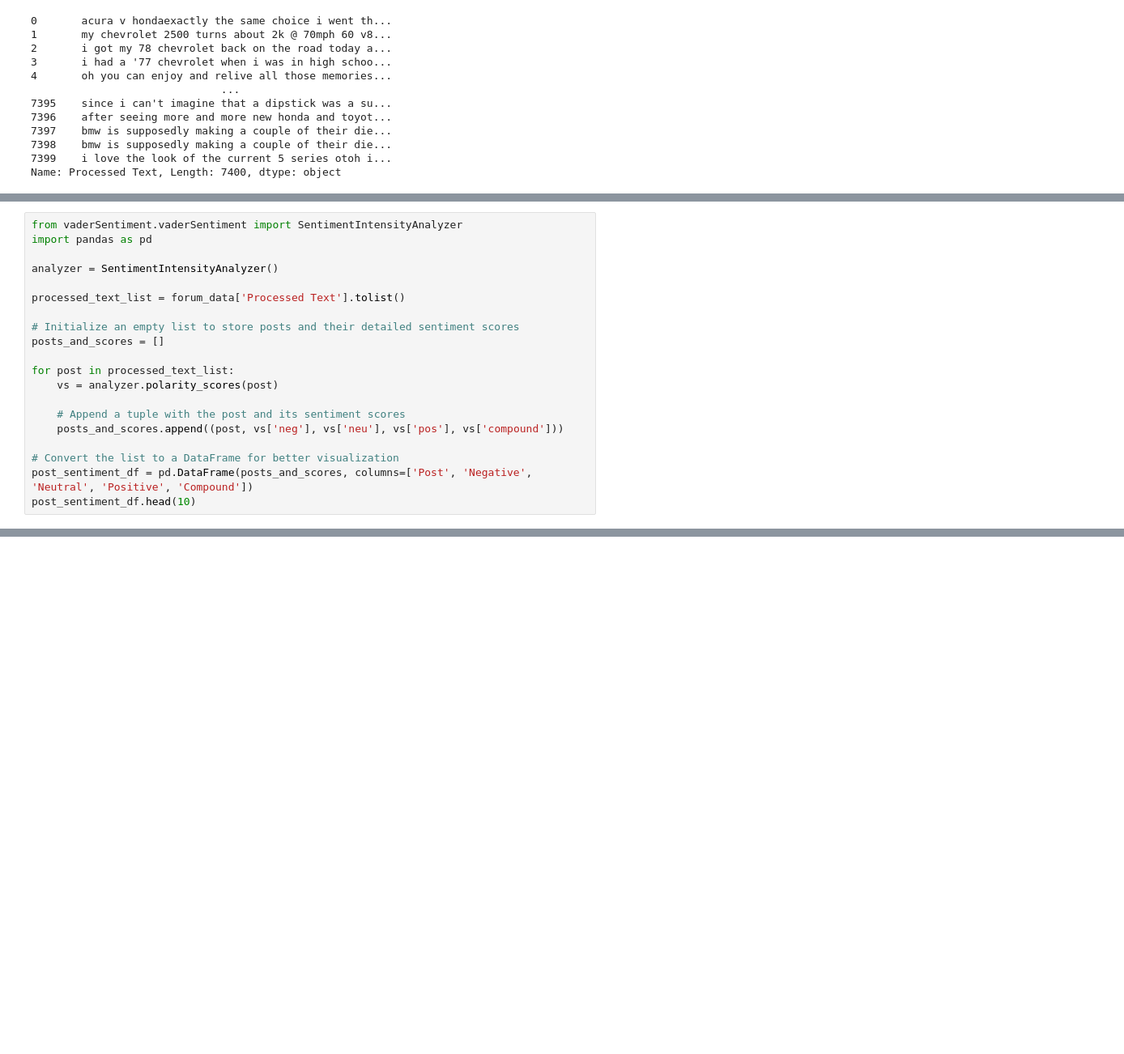
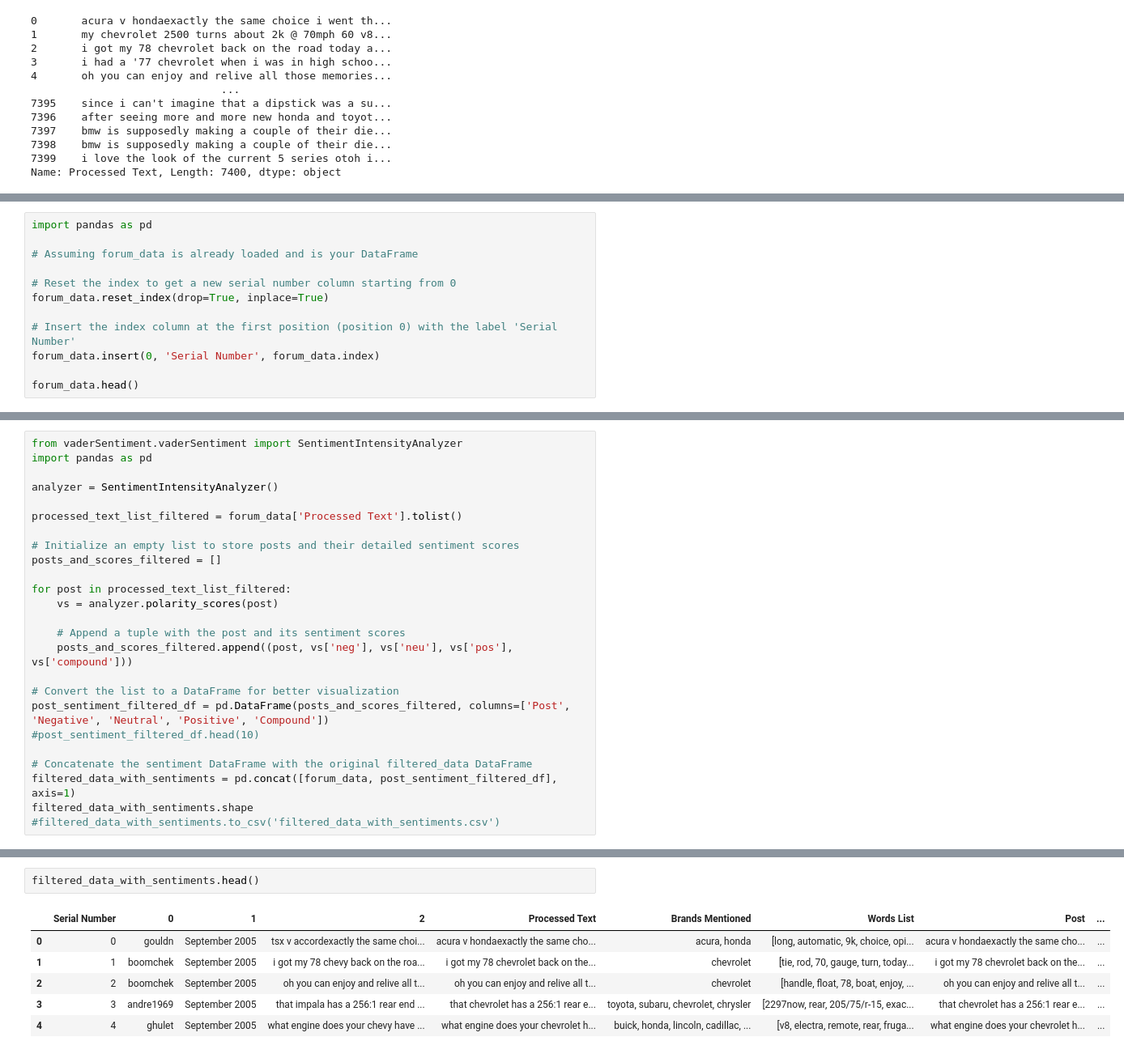
Before and after one commit to cw0033/Text-Analysis, a Jupyter notebook: Group Assignment_Task E.ipynb, the cells around one changed output, grey strips where cells are left out. Shown: that part at 81% size. Saved outputs shown, nothing was run; the diff lists cells and outputs as text; blank space fills up the shorter version.

```diff
--- a/Group Assignment_Task E.ipynb
+++ b/Group Assignment_Task E.ipynb
@@ -588,0 +614,12 @@ Name: Processed Text, Length: 7400, dtype: object
+# %%
+import pandas as pd
+
+# Assuming forum_data is already loaded and is your DataFrame
+
+# Reset the index to get a new serial number column starting from 0
+forum_data.reset_index(drop=True, inplace=True)
+
+# Insert the index column at the first position (position 0) with the label 'Serial Number'
+forum_data.insert(0, 'Serial Number', forum_data.index)
+
+forum_data.head()
@@ -592,17 +638,22 @@ import pandas as pd
 
 analyzer = SentimentIntensityAnalyzer()
 
-processed_text_list = forum_data['Processed Text'].tolist()
+processed_text_list_filtered = forum_data['Processed Text'].tolist()
 
 # Initialize an empty list to store posts and their detailed sentiment scores
-posts_and_scores = []
+posts_and_scores_filtered = []
 
-for post in processed_text_list:
+for post in processed_text_list_filtered:
     vs = analyzer.polarity_scores(post)
 
     # Append a tuple with the post and its sentiment scores
-    posts_and_scores.append((post, vs['neg'], vs['neu'], vs['pos'], vs['compound']))
+    posts_and_scores_filtered.append((post, vs['neg'], vs['neu'], vs['pos'], vs['compound']))
 
 # Convert the list to a DataFrame for better visualization
-post_sentiment_df = pd.DataFrame(posts_and_scores, columns=['Post', 'Negative', 'Neutral', 'Positive', 'Compound'])
-post_sentiment_df.head(10)
+post_sentiment_filtered_df = pd.DataFrame(posts_and_scores_filtered, columns=['Post', 'Negative', 'Neutral', 'Positive', 'Compound'])
+#post_sentiment_filtered_df.head(10)
+
+# Concatenate the sentiment DataFrame with the original filtered_data DataFrame
+filtered_data_with_sentiments = pd.concat([forum_data, post_sentiment_filtered_df], axis=1)
+filtered_data_with_sentiments.shape
+#filtered_data_with_sentiments.to_csv('filtered_data_with_sentiments.csv')
@@ -666,0 +660,9 @@ attribute_sentiment_df.head(10)
+# %%
+filtered_data_with_sentiments.head()
+# %% [output]
+|  | Serial Number | 0 | 1 | 2 | Processed Text | Brands Mentioned | Words List | Post | ... |
+| 0 | 0 | gouldn | September 2005 | tsx v accordexactly the same choi... | acura v hondaexactly the same cho... | acura, honda | [long, automatic, 9k, choice, opi... | acura v hondaexactly the same cho... | ... |
+| 1 | 1 | boomchek | September 2005 | i got my 78 chevy back on the roa... | i got my 78 chevrolet back on the... | chevrolet | [tie, rod, 70, gauge, turn, today... | i got my 78 chevrolet back on the... | ... |
+| 2 | 2 | boomchek | September 2005 | oh you can enjoy and relive all t... | oh you can enjoy and relive all t... | chevrolet | [handle, float, 78, boat, enjoy, ... | oh you can enjoy and relive all t... | ... |
+| 3 | 3 | andre1969 | September 2005 | that impala has a 256:1 rear end ... | that chevrolet has a 256:1 rear e... | toyota, subaru, chevrolet, chrysler | [2297now, rear, 205/75/r-15, exac... | that chevrolet has a 256:1 rear e... | ... |
+| 4 | 4 | ghulet | September 2005 | what engine does your chevy have ... | what engine does your chevrolet h... | buick, honda, lincoln, cadillac, ... | [v8, electra, remote, rear, fruga... | what engine does your chevrolet h... | ... |
```
Also changed, not shown: parts of 13 cells of this notebook.
